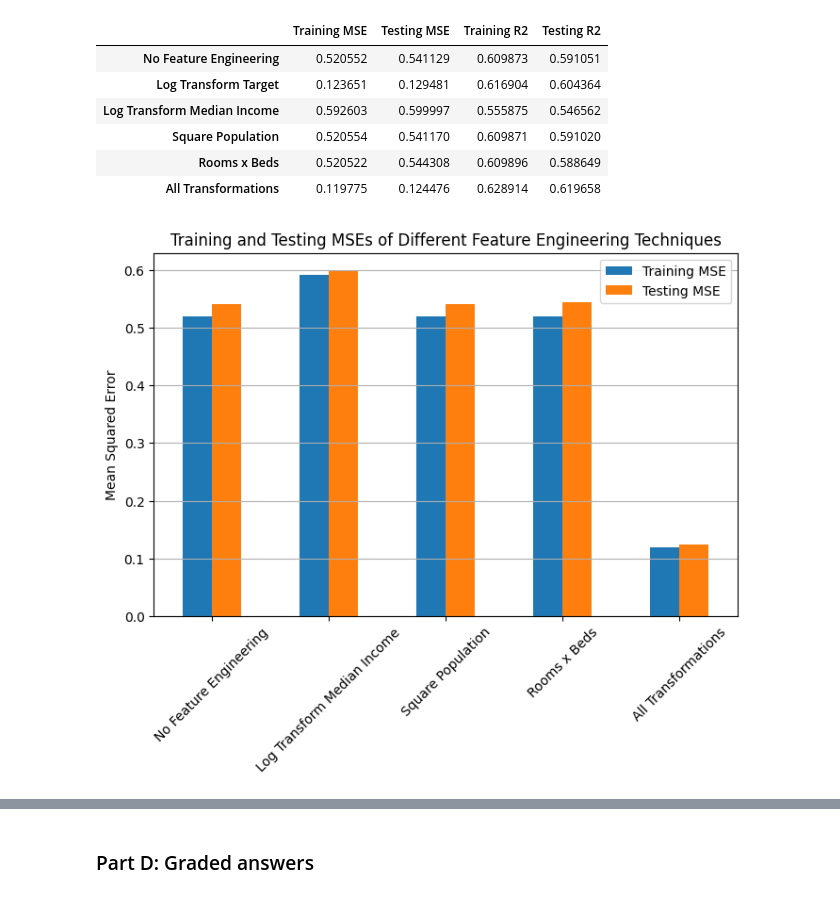
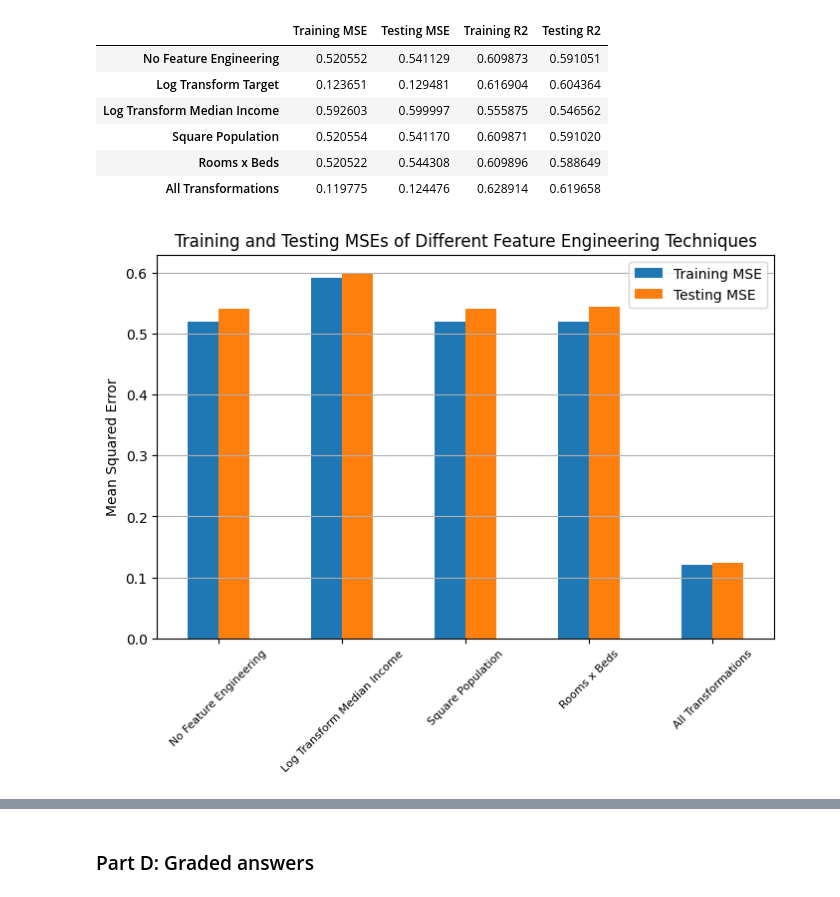
Before and after one commit to jtvon/Module-3-Assignments, a Jupyter notebook: Homework_03.ipynb, the cells around one changed output, grey strips where cells are left out. Drawn from its saved outputs; the diff is of its cells as text; code cells hidden in the pictures.

```diff
--- a/Homework_03.ipynb
+++ b/Homework_03.ipynb
@@ -599,15 +600,15 @@ results_df
 # %%
 # Plot the MSEs
 mse_df = results_df.drop(index='Log Transform Target')
 plt.figure(figsize=(8,5))
 mse_df[['Training MSE', 'Testing MSE']].plot(kind='bar', ax=plt.gca())
 plt.ylabel('Mean Squared Error')
 plt.title('Training and Testing MSEs of Different Feature Engineering Techniques')
-plt.xticks(rotation=45)
+plt.xticks(rotation=45, fontsize=8)
 plt.grid(axis='y')
 plt.show()
 # %% [output]
-[figure, old version]
+[figure, new version]
 # %%
 # Plot the R2s
 plt.figure(figsize=(8,5))
```
Also changed, not shown: parts of 9 cells of this notebook.
